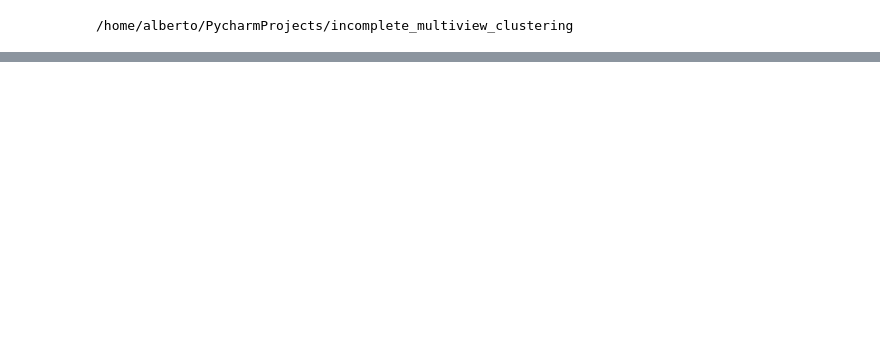
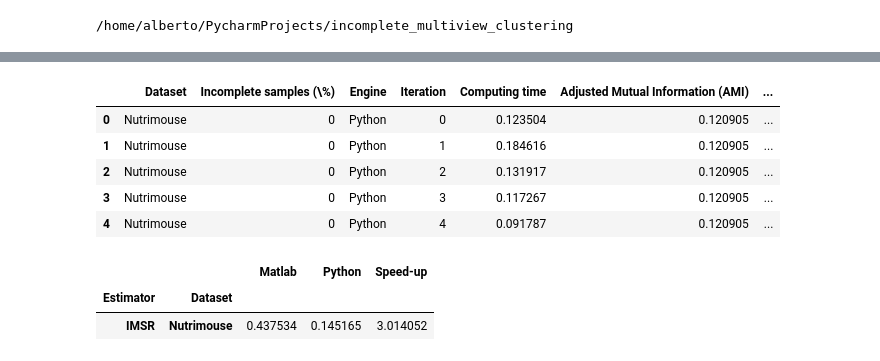
Before and after one commit to RafRomB/imml, a Jupyter notebook: tutorials/engine_comparison.ipynb, the cells around one changed output, grey strips where cells are left out. Drawn from its saved outputs; the diff is of its cells as text; code cells hidden in the pictures; blank space fills up the shorter version.

```diff
--- a/tutorials/engine_comparison.ipynb
+++ b/tutorials/engine_comparison.ipynb
@@ -158,13 +167,13 @@ def prepare_visualizations(results):
     return results
 # %%
 estimator_list = [
-    ("EEIMVC", "matlab", "embedding_"),
-    ("SIMCADC", "matlab", "embedding_"),
-    ("LFIMVC", "matlab", "embedding_"),
-    ("NEMO", "r", "affinity_matrix_"),
-    ("DAIMC", "matlab", "embedding_"),
+    # ("EEIMVC", "matlab", "embedding_"),
+    # ("SIMCADC", "matlab", "embedding_"),
+    # ("LFIMVC", "matlab", "embedding_"),
+    # ("NEMO", "r", "affinity_matrix_"),
+    # ("DAIMC", "matlab", "embedding_"),
     ("IMSR", "matlab", "embedding_"),
 ]
 
-datasets = ["bbcsport"]
+datasets = ["nutrimouse_genotype", "sensIT300", "buaa", "bdgp", "bbcsport"]
 # %%
@@ -185,8 +198,21 @@ time_engine
 # %%
-estimator_name = "NEMO"
+estimator_name = "IMSR"
 language_comparison = [i[1] for i in estimator_list if i[0] == estimator_name][0]
 results = pd.read_csv(f"tutorials/engine_comparison_{estimator_name}.csv")
 results.head()
+# %% [output]
+|  | Dataset | Incomplete samples (\%) | Engine | Iteration | Computing time | Adjusted Mutual Information (AMI) | ... |
+| 0 | Nutrimouse | 0 | Python | 0 | 0.123504 | 0.120905 | ... |
+| 1 | Nutrimouse | 0 | Python | 1 | 0.184616 | 0.120905 | ... |
+| 2 | Nutrimouse | 0 | Python | 2 | 0.131917 | 0.120905 | ... |
+| 3 | Nutrimouse | 0 | Python | 3 | 0.117267 | 0.120905 | ... |
+| 4 | Nutrimouse | 0 | Python | 4 | 0.091787 | 0.120905 | ... |
+# %%
+estimator_time_comp(results.copy(), estimator_name, language_comparison)
+# %% [output]
+|  |  | Matlab | Python | Speed-up |
+| Estimator | Dataset |  |  |  |
+| IMSR | Nutrimouse | 0.437534 | 0.145165 | 3.014052 |
 # %%
 errors = results[results["Comments"].notnull()]
 print("errors", errors.shape)
```
Also changed, not shown: parts of 9 cells of this notebook, 3 other files.
